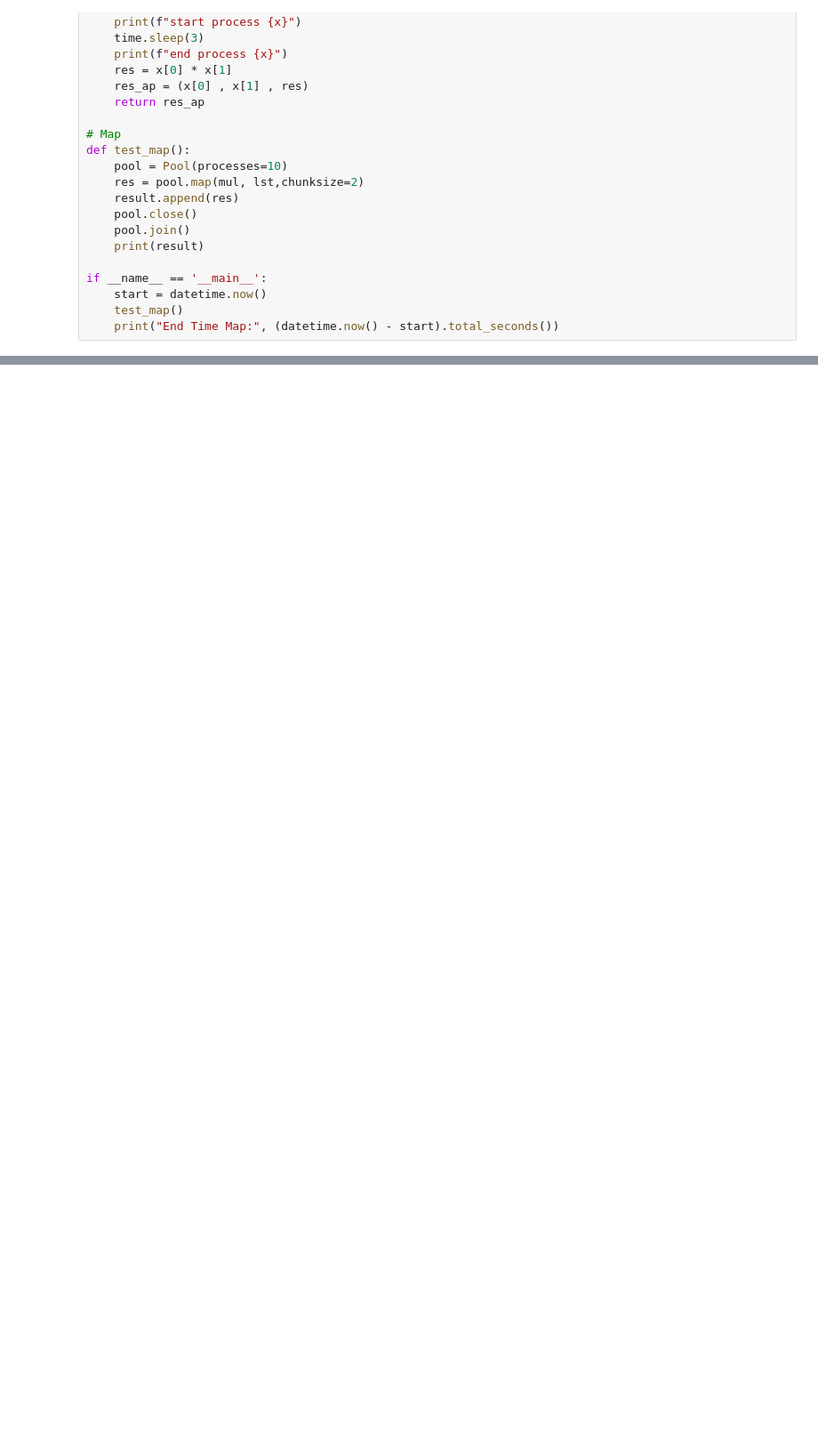
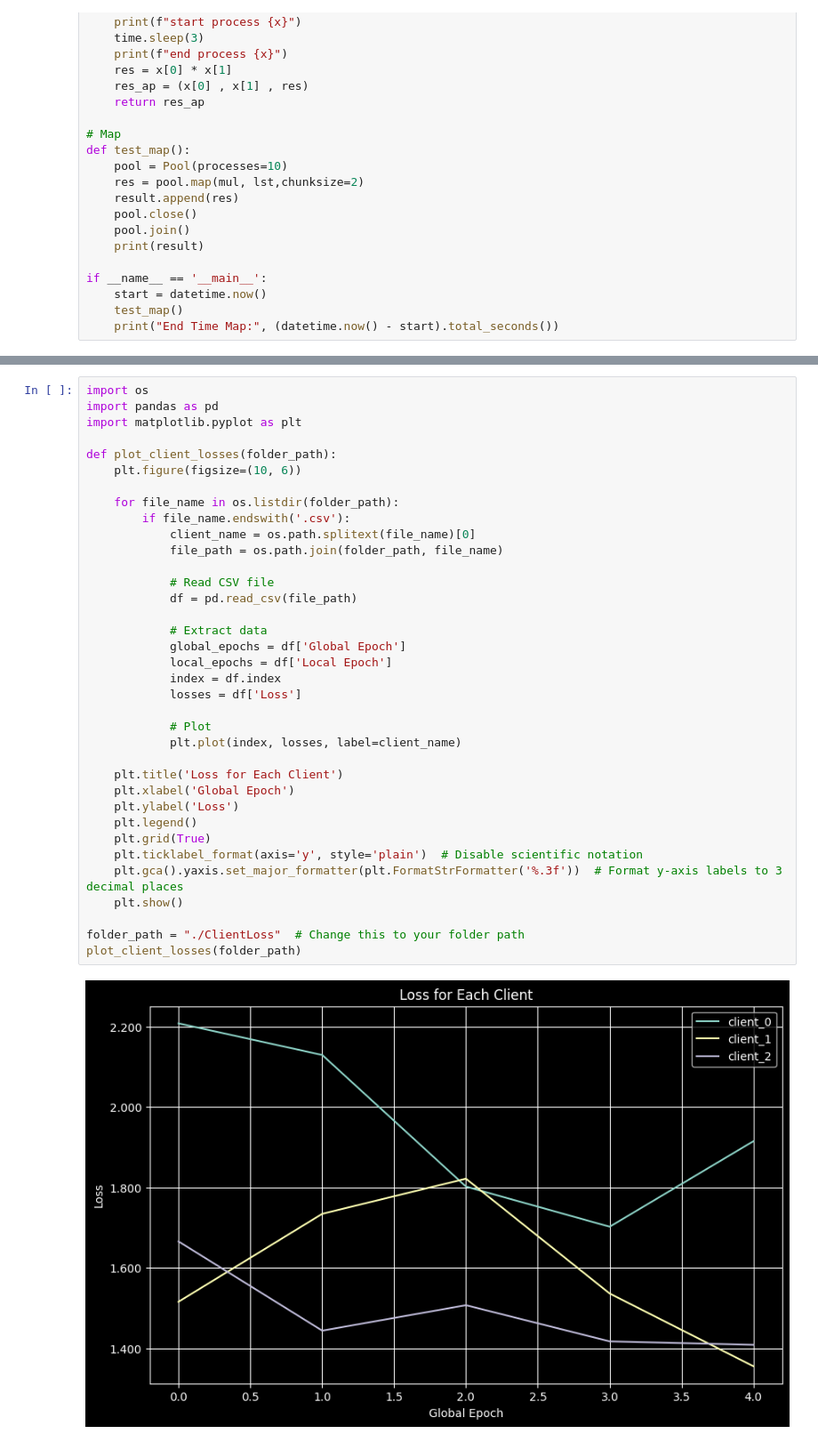
Before and after one commit to amankushwaha25/FedTEC, a Jupyter notebook: helper.ipynb, the cells around one changed output, grey strips where cells are left out. Shown at 89% size. Saved outputs shown, nothing was run; the diff lists cells and outputs as text; blank space fills up the shorter version.

```diff
--- a/helper.ipynb
+++ b/helper.ipynb
@@ -278,0 +382,38 @@ if __name__ == '__main__':
+# %%
+import os
+import pandas as pd
+import matplotlib.pyplot as plt
+
+def plot_client_losses(folder_path):
+    plt.figure(figsize=(10, 6))
+
+    for file_name in os.listdir(folder_path):
+        if file_name.endswith('.csv'):
+            client_name = os.path.splitext(file_name)[0]
+            file_path = os.path.join(folder_path, file_name)
+
+            # Read CSV file
+            df = pd.read_csv(file_path)
+
+            # Extract data
+            global_epochs = df['Global Epoch']
+            local_epochs = df['Local Epoch']
+            index = df.index
+            losses = df['Loss']
+
+            # Plot
+            plt.plot(index, losses, label=client_name)
+
+    plt.title('Loss for Each Client')
+    plt.xlabel('Global Epoch')
+    plt.ylabel('Loss')
+    plt.legend()
+    plt.grid(True)
+    plt.ticklabel_format(axis='y', style='plain')  # Disable scientific notation
+    plt.gca().yaxis.set_major_formatter(plt.FormatStrFormatter('%.3f'))  # Format y-axis labels to 3 decimal places
+    plt.show()
+
+folder_path = "./ClientLoss"  # Change this to your folder path
+plot_client_losses(folder_path)
+# %% [output]
+[figure, added]
```
Also changed, not shown: parts of 3 cells of this notebook, 4 other files.
